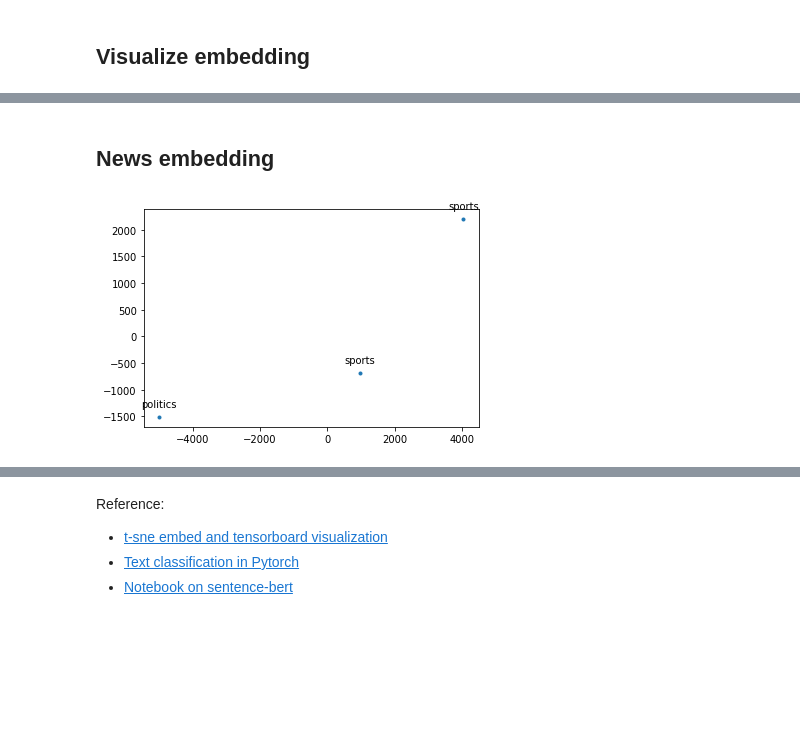
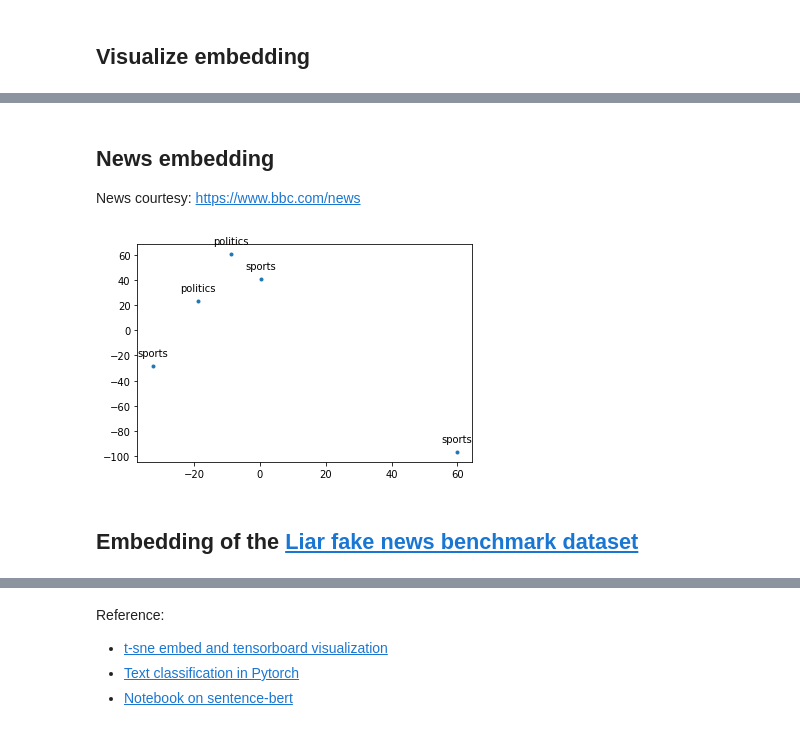
Before and after one commit to MonirZaman/blog, a Jupyter notebook: _notebooks/news-representation.ipynb, the cells around one changed output, grey strips where cells are left out. Drawn from its saved outputs; the diff is of its cells as text; code cells hidden in the pictures; blank space fills up the shorter version.

```diff
--- a/_notebooks/news-representation.ipynb
+++ b/_notebooks/news-representation.ipynb
@@ -63,9 +69,9 @@ def get_representation(texts: List[str]):
 ## Visualize embedding
 # %%
 def plot_embedding(embedding, label=[], input_tensor=True, n_jobs=4):
+    # Plot embedding and annotate with texts
 
-    nar_embed = embedding.detach().numpy()
-    reduced_embed = TSNE(n_jobs).fit_transform(nar_embed)
+    reduced_embed = reduce_embedding(embedding)
     vis_x = reduced_embed[:, 0]
     vis_y = reduced_embed[:, 1]
     plt.scatter(vis_x, vis_y,  marker='.')
@@ -86,6 +92,22 @@ def plot_embedding(embedding, label=[], input_tensor=True, n_jobs=4):
             i += 1
 
     plt.show()
+
+def reduce_embedding(embedding, n_jobs=4):
+  # reduce embedding to 2 dimension using t-sne
+  nar_embedding = embedding.detach().numpy()
+  reduced_embedding = TSNE(n_jobs).fit_transform(nar_embedding)
+  return reduced_embedding
+
+def plot_interactive(x, y, color, title_text="news embedding"):
+    # interactive plot
+    df = pd.DataFrame({"x": x, "y": y, "color": color})
+    chart = Chart(df).mark_point().encode(
+        x="x", y="y", color="color", tooltip=["color:N"]).properties(
+            title=f"t-SNE dimensions of {title_text}")
+
+    chart.properties(width=600, height=300)
+    chart.display()
 # %%
 # Example courtesy: https://github.com/UKPLab/sentence-transformers
 
@@ -126,6 +148,8 @@ label: A woman is playing violin.        similarity: -0.11077538132667542
 label: The girl is carrying a baby.      similarity: -0.1298864632844925
 # %% [markdown]
 ## News embedding
+
+News courtesy: https://www.bbc.com/news
 # %%
 news = [{
 
@@ -176,32 +200,81 @@ He was accused of allowing famine and disease to kill many indigenous people and
     },
 
     {
         "sports": """
         Alexander Kristoff timed his sprint finish to perfection to win the opening stage of the Tour de France in Nice.
 
 After a large group crashed inside the final 3km, Norwegian Kristoff, 33, surged home in a sprint also involving Ireland's Sam Bennett, who was fourth.
 
 Rain made the roads treacherous and led to several crashes, with Pavel Sivakov of Team Ineos twice coming off.
 
 Ineos' defending champion Egan Bernal largely avoided the trouble and finished safely in the peloton.
 
 Colombia's Nairo Quintana crashed, while Astana's decision to up the pace on the final descent from Levens saw Miguel Angel Lopez slide into a road sign and prompted some stern exchanges towards the team from other riders in the peloton.
 
 Ineos' Luke Rowe called Astana's move "pretty stupid".
 
 "I have to say 'chapeau' to the whole peloton - minus Astana to hit it down one climb and, as a result, their leader was left on his back," the British rider said.
 
 France's Julian Alaphilippe was also caught in a crash, while compatriot Thibaut Pinot - one of the race favourites - fell heavily towards the end and rolled over the line with a ripped jersey.
 
 However, because the crash happened inside the final 3km, he was credited with the same time as the group he was riding with, so ended up losing no time on his rivals for the overall win.
 
 The riders face a 186km mountainous second stage on Sunday, with two climbs above 1,500m.
         """
+    },
+
+    {
+        "politics": """Tens of thousands of people have rallied in the Belarusian capital Minsk for a new unsanctioned protest against President Alexander Lukashenko.
+Riot police charged protesters near the presidential palace, firing pepper spray and wielding batons, and several dozen arrests were made.
+Protesters are seeking the resignation of the long-time president.
+They accuse the authorities of rigging his re-election just over a month ago, sparking deadly mass unrest.
+At least four people have died and hundreds have been injured since then, as the government tried to stamp out dissent.
+A number of opposition figures have fled the country, On Saturday, activist Olga Kovalkova became the latest to say she had taken refuge in neighbouring Poland amid threats of imprisonment.
+What's happening in Belarus?
+Belarus cracks down on journalists covering unrest
+'We can breathe for the first time in our lives'
+Mr Lukashenko, in power since 1994, has accused Western nations of interfering.
+Protesters, human rights activists and observers say riot police are brutally suppressing peaceful marches.
+The former Soviet republic borders Russia, on which it depends heavily for energy and with which it historically has close ties, as well as Ukraine and EU states."""
+    },
+
+    {"sports":"""Jos Buttler guided England to a six-wicket victory over Australia in the second Twenty20 international to clinch the three-match series.
+
+                  Buttler batted throughout for his 77 from 54 balls as the hosts reached their target of 158 with seven balls left.
+
+                  After the loss of Jonny Bairstow, who hit his own wicket in the third over, Buttler batted patiently in a stand of 87 with Dawid Malan.
+
+                  Malan fell for 42, and Tom Banton and Eoin Morgan followed in a collapse of 3-29, but the assured Buttler held firm.
+
+                  With 18 needed from the final two overs, Moeen Ali hit 10 from two balls before Buttler sealed the victory with a huge six.
+
+                  A brilliant start with the ball by England had earlier seen Australia fall to 3-2 and 30-3, before the tourists scrapped to their total.
+
+                  After snatching victory in Friday's series opener, England now lead 2-0 with only the final match on Tuesday to come.
+
+                  Clips and reaction from England's win
+                  Brilliant Buttler ensures no repeat
+                  In the first game of the series Australia were cruising to victory before a late collapse saw England win.
+
+                  Here, when Malan holed out on the slog sweep at the end of an impressive knock, Banton top-edged to deep square leg and Morgan hit to extra cover, a similar twist was possible.
+
+                  However, Buttler provided what Australia lacked - a calm head to see the game home.
+
+                  He was not his attacking usual self for much of the innings. Although the right-hander found boundaries effectively with trademark reverse sweeps, England only took 44 from the first six overs of their chase.
+
+                  Instead, he batted maturely with Malan and found the boundary when needed. One back-foot drive through the covers after the loss of Banton relieved pressure.
+
+                  Buttler's presence as a set batsman allowed Moeen to attack the penultimate over and he hit Adam Zampa for six over extra cover before adding a four in the same region from the next ball.
+
+                  Australia captain Aaron Finch's gamble to bowl his leg-spinner Zampa proved decisive. Buttler emphatically launched him down the ground and into the stands to end the game.
+
+            """
     }
-
 ]
 
 news_embedding = get_representation([n[list(n.keys())[0]] for n in news])
 plot_embedding(news_embedding, label = [list(n.keys())[0] for n in news])
 # %% [output]
-[figure, old version]
+[figure, new version]
+# %% [markdown]
+## Embedding of the [Liar fake news benchmark dataset](https://sites.cs.ucsb.edu/~william/data/liar_dataset.zip)
```
Also changed, not shown: parts of 12 cells of this notebook.
